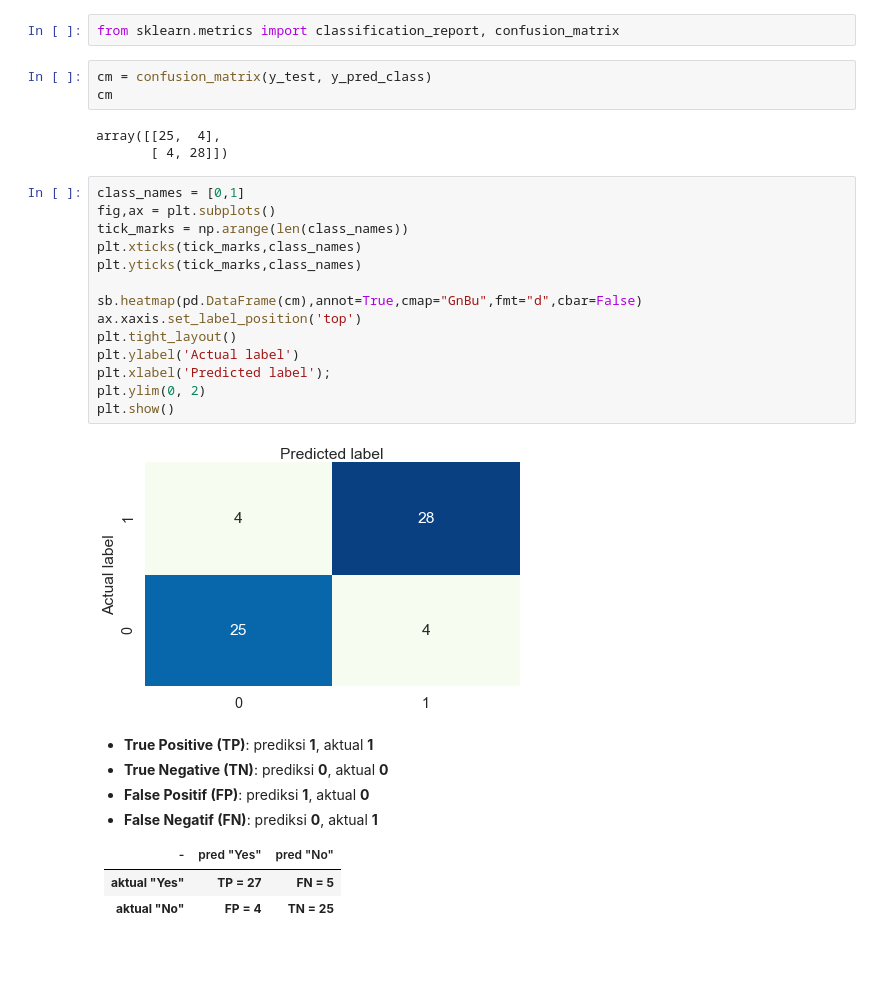
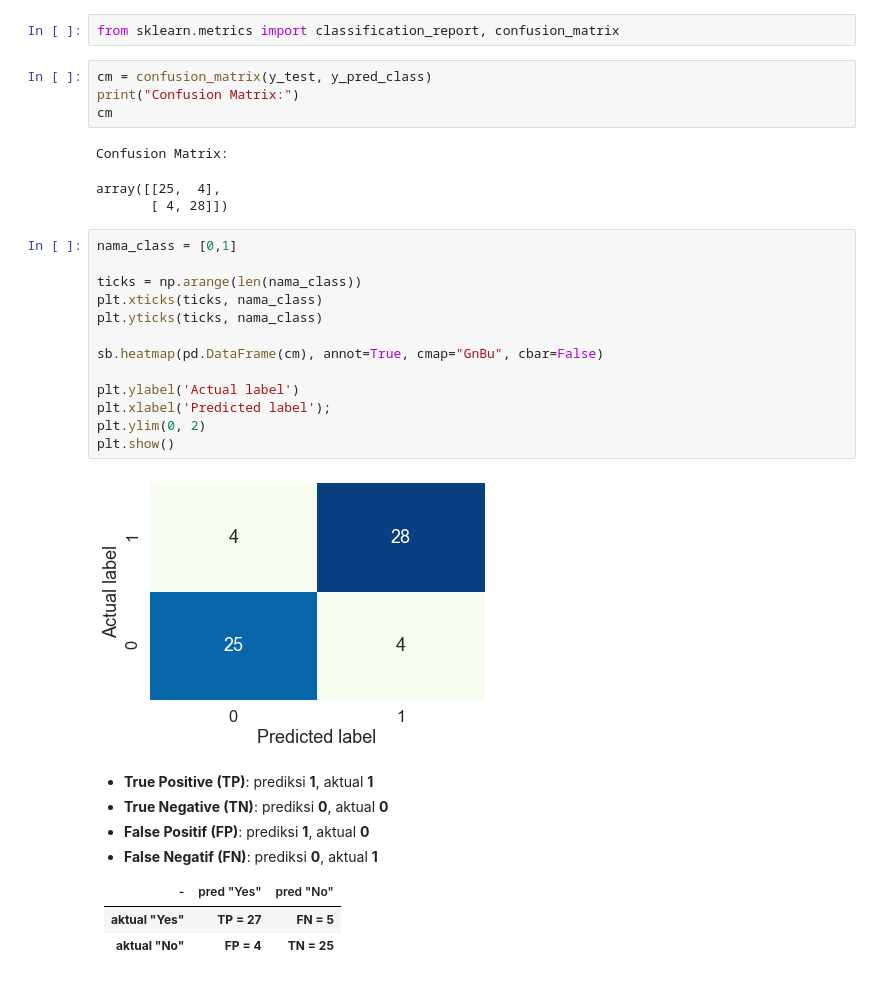
Before and after one commit to glengunawan/Heart_Disease_Prediction, a Jupyter notebook: Final_Project/Heart Disease Analysis 2.ipynb, the cells around one changed output. Saved outputs shown, nothing was run; the diff lists cells and outputs as text; blank space fills up the shorter version.

```diff
--- a/Final_Project/Heart Disease Analysis 2.ipynb
+++ b/Final_Project/Heart Disease Analysis 2.ipynb
@@ -459,26 +459,27 @@ weighted avg       0.87      0.87      0.87        61
 from sklearn.metrics import classification_report, confusion_matrix
 # %%
 cm = confusion_matrix(y_test, y_pred_class)
+print("Confusion Matrix:")
 cm
 # %% [output]
-array([[25,  4],
-       [ 4, 28]])
+Confusion Matrix:
+array([[25,  4],
+       [ 4, 28]])
 # %%
-class_names = [0,1]
-fig,ax = plt.subplots()
-tick_marks = np.arange(len(class_names))
-plt.xticks(tick_marks,class_names)
-plt.yticks(tick_marks,class_names)
+nama_class = [0,1]
 
-sb.heatmap(pd.DataFrame(cm),annot=True,cmap="GnBu",fmt="d",cbar=False)
-ax.xaxis.set_label_position('top')
-plt.tight_layout()
+ticks = np.arange(len(nama_class))
+plt.xticks(ticks, nama_class)
+plt.yticks(ticks, nama_class)
+
+sb.heatmap(pd.DataFrame(cm), annot=True, cmap="GnBu", cbar=False)
+
 plt.ylabel('Actual label')
 plt.xlabel('Predicted label');
 plt.ylim(0, 2)
 plt.show()
 # %% [output]
-[figure, old version]
+[figure, new version]
 # %% [markdown]
 - __True Positive (TP)__: prediksi __1__, aktual __1__
 - __True Negative (TN)__: prediksi __0__, aktual __0__
```
Also changed, not shown: parts of 4 cells of this notebook.
